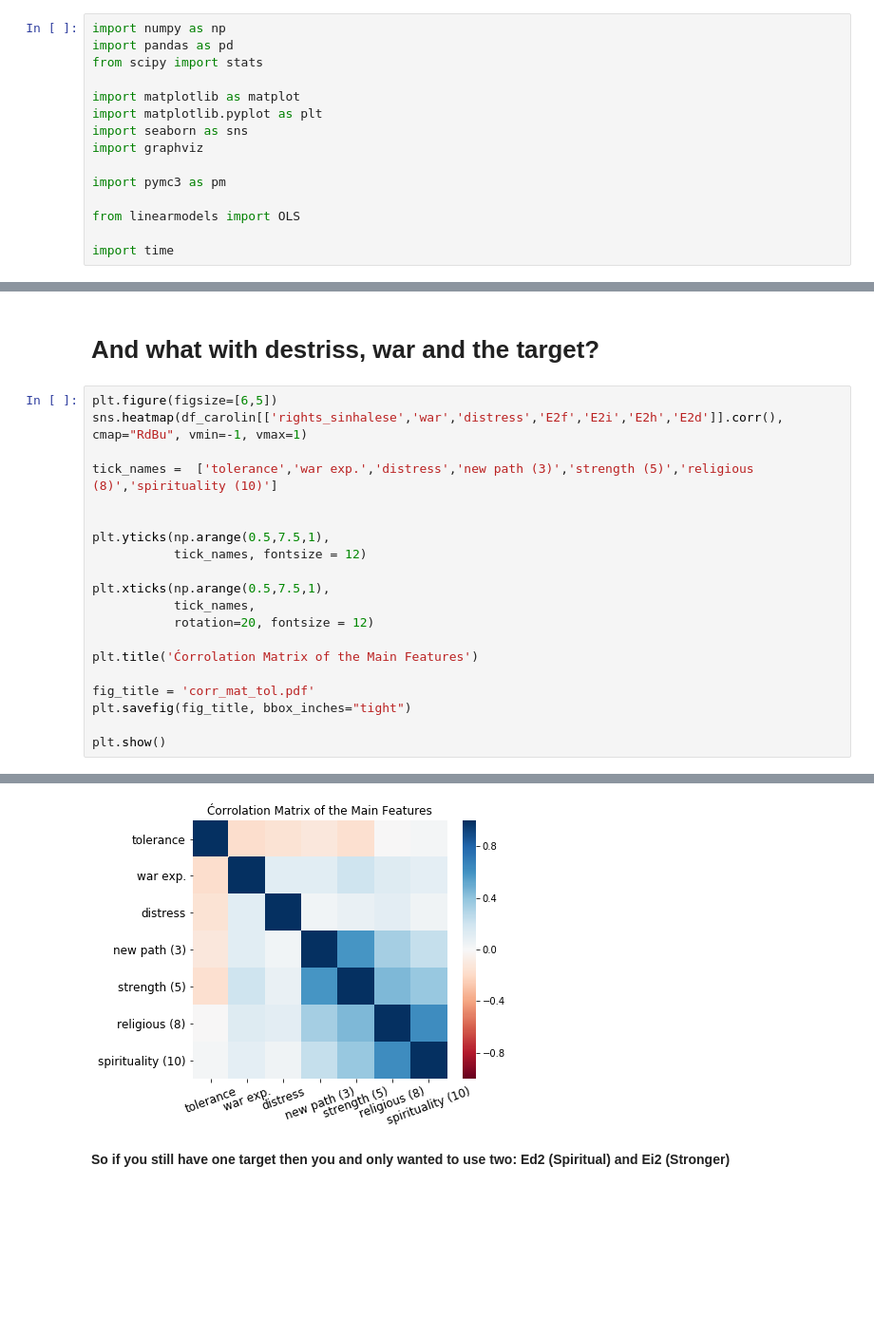
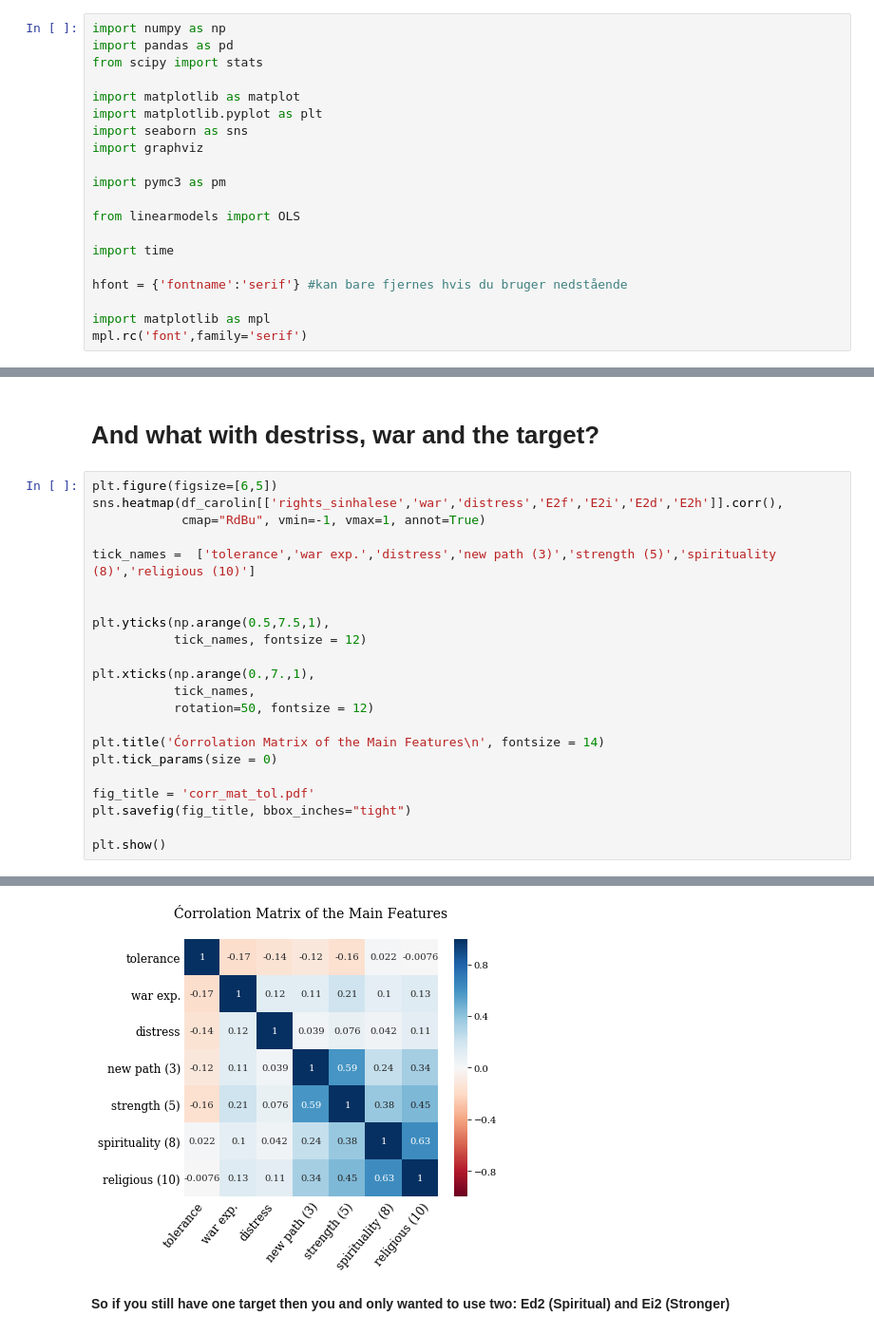
Before and after one commit to Polichinel/PLWC_scripts, a Jupyter notebook: py_bayesian_sem.ipynb, the cells around one changed output, grey strips where cells are left out. Shown at 95% size. Cells and saved outputs as stored; diff of their text form; blank space fills up the shorter version.

```diff
--- a/py_bayesian_sem.ipynb
+++ b/py_bayesian_sem.ipynb
@@ -15,6 +15,11 @@ import pymc3 as pm
 from linearmodels import OLS
 
 import time
+
+hfont = {'fontname':'serif'} #kan bare fjernes hvis du bruger nedstående
+
+import matplotlib as mpl
+mpl.rc('font',family='serif')
 # %%
 df = pd.read_csv('used.csv', index_col=0)
 #df2 = pd.read_csv('original.csv',index_col=0)
@@ -198,19 +203,21 @@ plot_lin('E2f','E2i', xlabel = 'Found New Path', ylabel='Feel Stronger',
 # And what with destriss, war and the target?
 # %%
 plt.figure(figsize=[6,5])
-sns.heatmap(df_carolin[['rights_sinhalese','war','distress','E2f','E2i','E2h','E2d']].corr(), cmap="RdBu", vmin=-1, vmax=1)
+sns.heatmap(df_carolin[['rights_sinhalese','war','distress','E2f','E2i','E2d','E2h']].corr(),
+            cmap="RdBu", vmin=-1, vmax=1, annot=True)
 
-tick_names =  ['tolerance','war exp.','distress','new path (3)','strength (5)','religious (8)','spirituality (10)']
+tick_names =  ['tolerance','war exp.','distress','new path (3)','strength (5)','spirituality (8)','religious (10)']
 
 
 plt.yticks(np.arange(0.5,7.5,1),
            tick_names, fontsize = 12)
 
-plt.xticks(np.arange(0.5,7.5,1),
+plt.xticks(np.arange(0.,7.,1),
            tick_names,
-           rotation=20, fontsize = 12)
+           rotation=50, fontsize = 12)
 
-plt.title('Ćorrolation Matrix of the Main Features')
+plt.title('Ćorrolation Matrix of the Main Features\n', fontsize = 14)
+plt.tick_params(size = 0)
 
 fig_title = 'corr_mat_tol.pdf'
 plt.savefig(fig_title, bbox_inches="tight")
@@ -220,4 +228,4 @@ plt.show()
-[figure, old version]
+[figure, new version]
 # %% [markdown]
 **So if you still have one target then you and only wanted to use two: Ed2 (Spiritual) and Ei2 (Stronger)**
 # %% [markdown]
```
Also changed, not shown: parts of 29 cells of this notebook.
